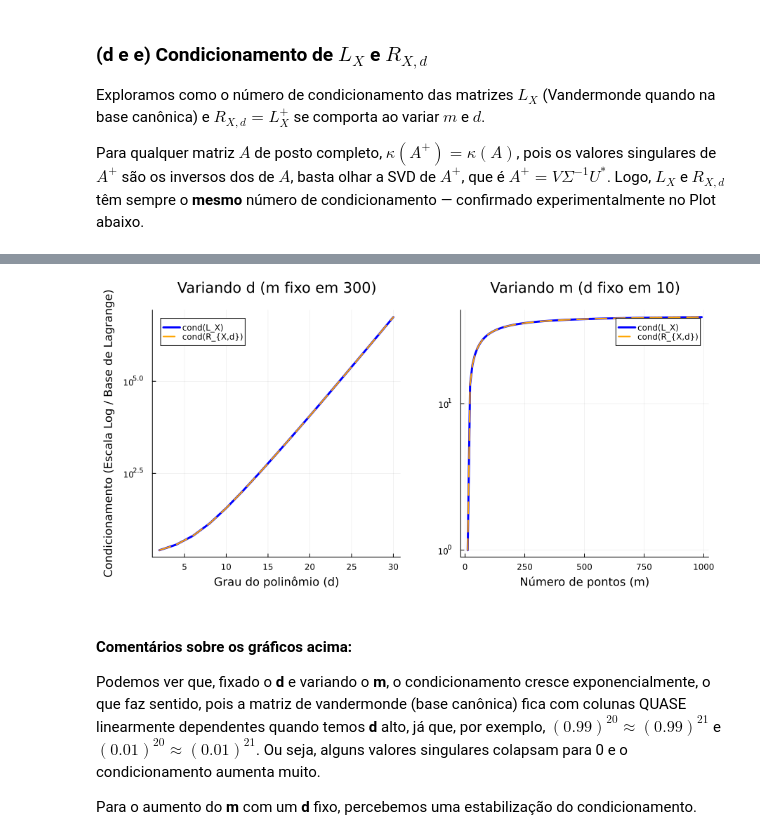
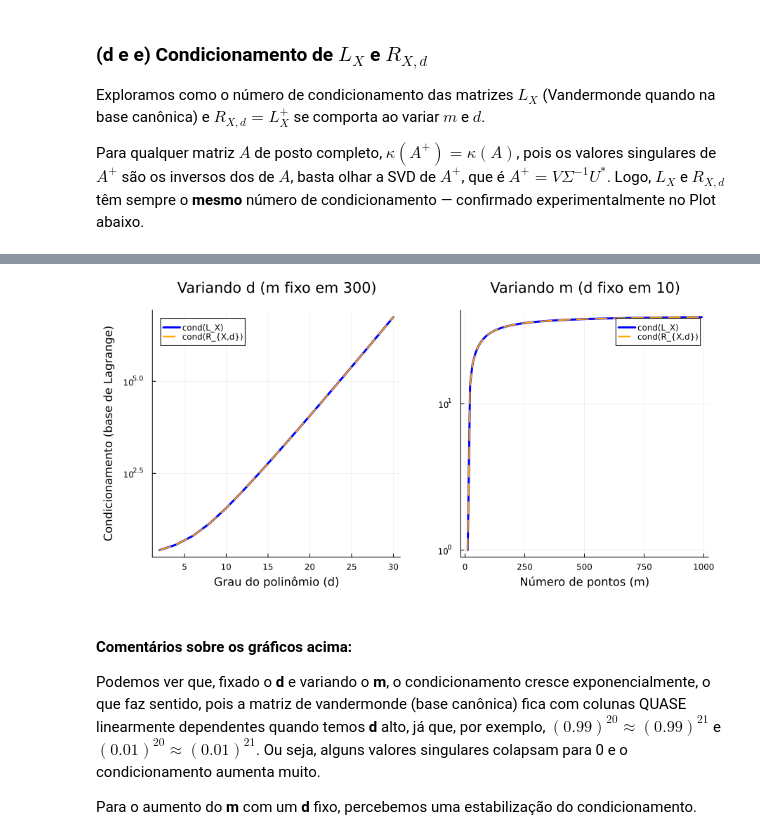
Before and after one commit to Jose-Pedro-Dresch/aln_pjt3_polinomios, a Jupyter notebook: Projeto3_julia (1).ipynb, the cells around one changed output, grey strips where cells are left out. Cells and saved outputs as stored; diff of their text form; code cells hidden in the pictures.

```diff
--- a/Projeto3_julia (1).ipynb
+++ b/Projeto3_julia (1).ipynb
@@ -504,35 +504,35 @@ end
 # Gráfico 1
 p1 = plot(d_vals, cond_L_d,
           label="cond(L_X)",
           lw=3, color=:blue)
 plot!(p1, d_vals, cond_R_d,
       label="cond(R_{X,d})",
       lw=2, ls=:dash, color=:orange)
 plot!(p1,
       yscale=:log10,
       title="Variando d (m fixo em $m_fixed)",
       xlabel="Grau do polinômio (d)",
-      ylabel="Condicionamento (Escala Log / Base de Lagrange)",
+      ylabel="Condicionamento (base de Lagrange)",
       legend=:topleft,
       grid=true)
 
 # Gráfico 2
 p2 = plot(m_vals, cond_L_m,
           label="cond(L_X)",
           lw=3, color=:blue)
 plot!(p2, m_vals, cond_R_m,
       label="cond(R_{X,d})",
       lw=2, ls=:dash, color=:orange)
 plot!(p2,
       yscale=:log10,
       title="Variando m (d fixo em $d_fixed)",
       xlabel="Número de pontos (m)",
       legend=:topright,
       grid=true)
 
 plot(p1, p2, layout=(1, 2), size=(900, 450), margin=5Plots.mm)
 # %% [output]
-[figure, old version]
+[figure, new version]
 # %% [markdown]
 #### Comentários sobre os gráficos acima:
 
```
Also changed, not shown: parts of 11 cells of this notebook.
